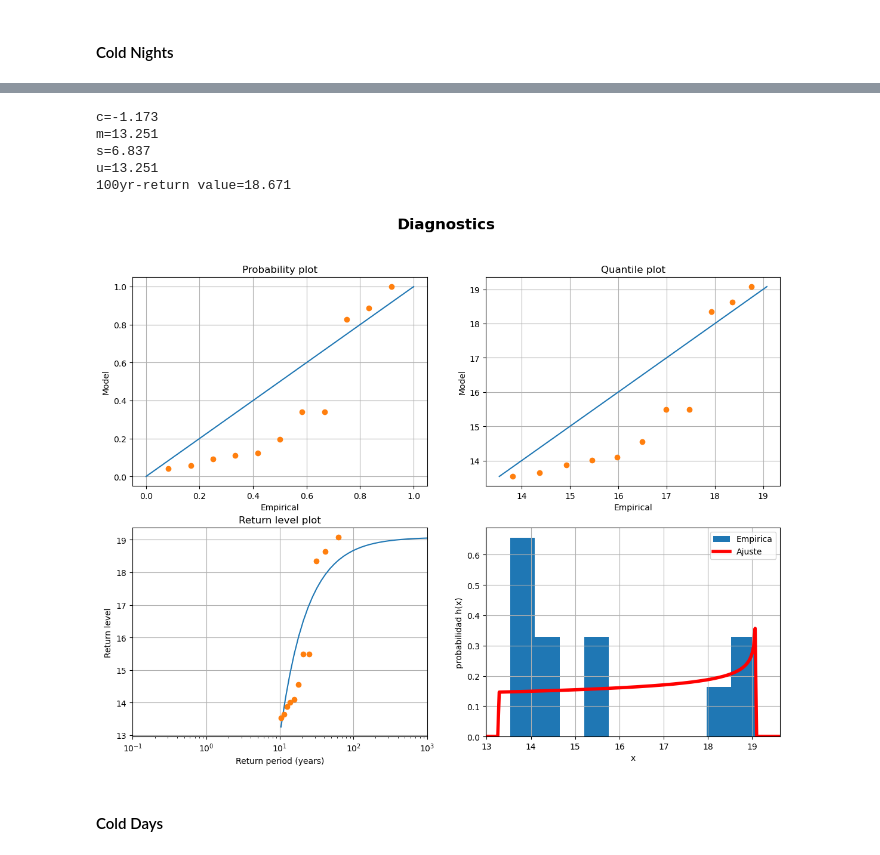
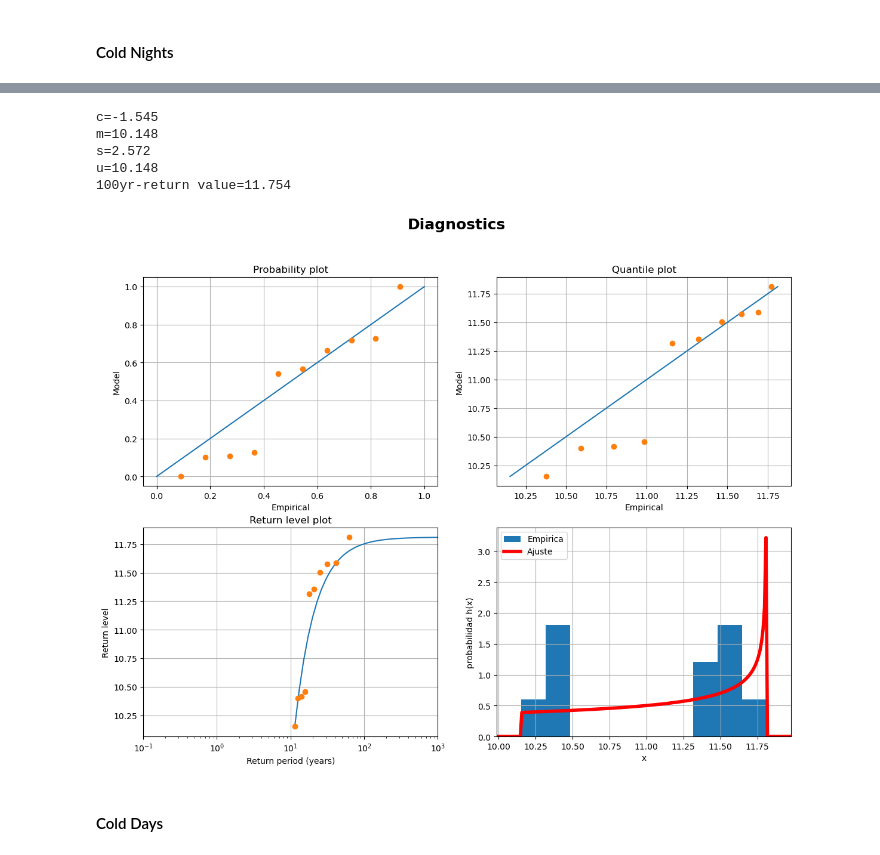
Before and after one commit to nagoremeabe/practica_2, a Jupyter notebook: practica2.ipynb, the cells around one changed output, grey strips where cells are left out. Drawn from its saved outputs; the diff is of its cells as text; code cells hidden in the pictures.

Commit message:
con tmin

```diff
--- a/practica2.ipynb
+++ b/practica2.ipynb
@@ -562,8 +562,9 @@ def correct_series(percent, tmin):
 
     tminR_year = tminR.sel(Time=((tminR.Time.dt.month == 6) & (tminR.Time.dt.day == 1)))
     corr_R = np.where(np.isnan(tminR_year), np.nan, percent)
+    tmin = np.where(np.isnan(tminR_year), np.nan, tminR_year)
 
-    return np.nanmean(corr_R,axis=(1,2))
+    return np.nanmean(corr_R,axis=(1,2)), np.nanmean(tmin,axis=(1,2))
 # %% [markdown]
 #### <span style='color:black'>Cold Nights</span>
 # %%
@@ -571,10 +572,10 @@ def correct_series(percent, tmin):
 percent_cold_nights_N = xr.open_dataarray(f'{folder}percent_cold_nights_N.nc')
 temp_min              = xr.open_dataset(f'{folder}tmin_pen.nc')
 # %%
-corr_N = correct_series(percent = percent_cold_nights_N, tmin=temp_min.tn)
+corr_N, tminR = correct_series(percent = percent_cold_nights_N, tmin=temp_min.tn)
 # %%
 # import scipy.stats as stats
-x = corr_N.copy()
+x = tminR.copy()
 c, m, s = stats.genextreme.fit(x)
 c = -c
 
@@ -594,36 +595,36 @@ s   = 3.579
 # %%
 # Extremos por umbral
 #==============================================================
 #Seleccion del umbral: cogeremos el percentil 95
-x = corr_N.copy()
+x = tminR.copy()
 xSort = np.sort(x)
 pExp = np.arange(1,xSort.size+1,1)/(xSort.size+1)
 xLess= xSort[pExp<=.90]
 u = xLess[-1] +.05
 yExt = x[x>u].copy()
-#Ajuste usando herramienta de scipy:
+# Ajuste usando herramienta de scipy:
 c, m, s = stats.genpareto.fit(yExt,floc = u)
 
-numYears=corr_N.size
-N = 100;
+numYears=tminR.size
+N = 100
 fac = yExt.size/numYears
 rv = stats.genpareto(c,m,s)
 zp = rv.ppf(1-1/N/fac)
 
 #Diagnóstico:
 diagnosticsGPD(yExt,c,m,s,numYears)
 print('c='+'%.3f'%(c))
 print('m='+'%.3f'%(m))
 print('s='+'%.3f'%(s))
 print('u='+'%.3f'%(u))
 print('100yr-return value='+'%.3f'%(zp))
 # %% [output]
-c=-1.173
-m=13.251
-s=6.837
-u=13.251
-100yr-return value=18.671
+c=-1.545
+m=10.148
+s=2.572
+u=10.148
+100yr-return value=11.754
-[figure, old version]
+[figure, new version]
 # %% [markdown]
 #### <span style='color:black'>Cold Days</span>
 # %%
```
Also changed, not shown: parts of 5 cells of this notebook, 1 other file.
